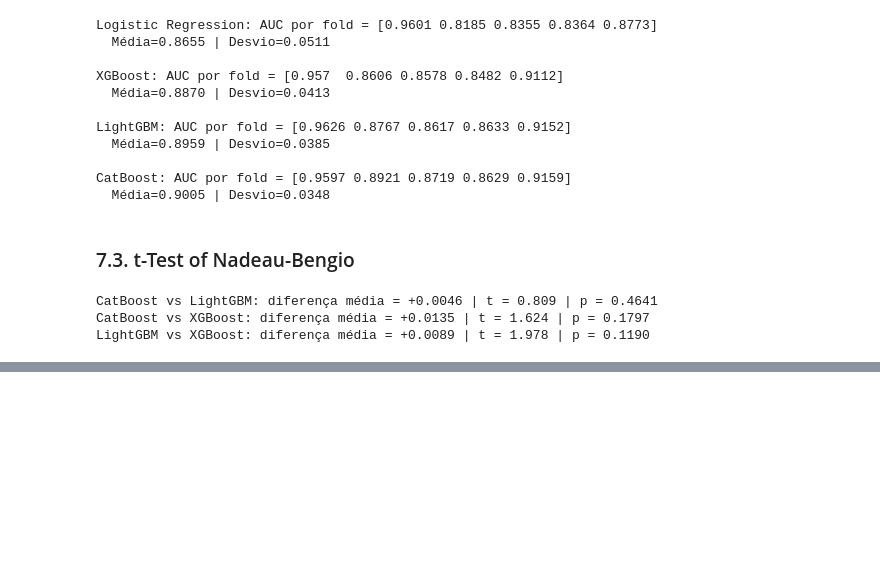
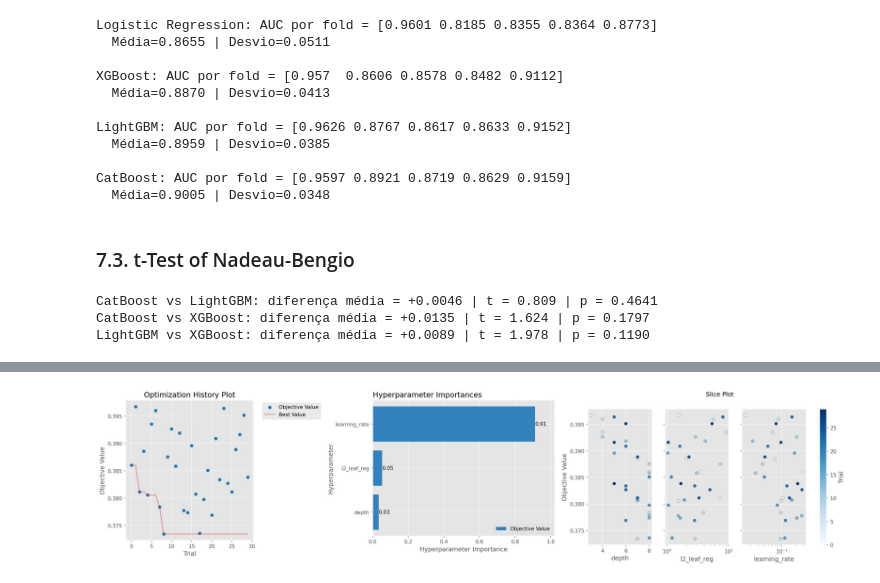
Before and after one commit to bruno-lima98/portfolio-hotel-cancellation-prediction, a Jupyter notebook: main.ipynb, the cells around one changed output, grey strips where cells are left out. Drawn from its saved outputs; the diff is of its cells as text; code cells hidden in the pictures; blank space fills up the shorter version.

Commit message:
tuning of hiper parameters model

```diff
--- a/main.ipynb
+++ b/main.ipynb
@@ -1701,0 +1777,35 @@ LightGBM vs XGBoost: diferença média = +0.0089 | t = 1.978 | p = 0.1190
+# %%
+study = joblib.load("artifacts/optuna/optuna_study_catboost_v1.pkl")
+
+os.makedirs("images", exist_ok=True)
+
+oviz.plot_optimization_history(study)
+plt.savefig(f"images/_temp_history.jpeg", bbox_inches="tight", dpi=150)
+plt.close()
+
+oviz.plot_param_importances(study)
+plt.savefig(f"images/_temp_importances.jpeg", bbox_inches="tight", dpi=150)
+plt.close()
+
+oviz.plot_slice(study, params=["learning_rate", "depth", "l2_leaf_reg"])
+plt.savefig(f"images/_temp_slice.jpeg", bbox_inches="tight", dpi=150)
+plt.close()
+
+imgs = [Image.open(f"images/_temp_{name}.jpeg") for name in ["history", "importances", "slice"]]
+total_width = sum(img.width for img in imgs)
+max_height = max(img.height for img in imgs)
+
+combined = Image.new("RGB", (total_width, max_height), "white")
+x_offset = 0
+for img in imgs:
+    combined.paste(img, (x_offset, 0))
+    x_offset += img.width
+
+combined.save(f"images/section_08_graph_optuna_resultados_catboost_tuning.jpeg")
+
+for name in ["history", "importances", "slice"]:
+    os.remove(f"images/_temp_{name}.jpeg")
+
+combined
+# %% [output]
+[figure, added]
```
Also changed, not shown: parts of 7 cells of this notebook, 2 other files.
